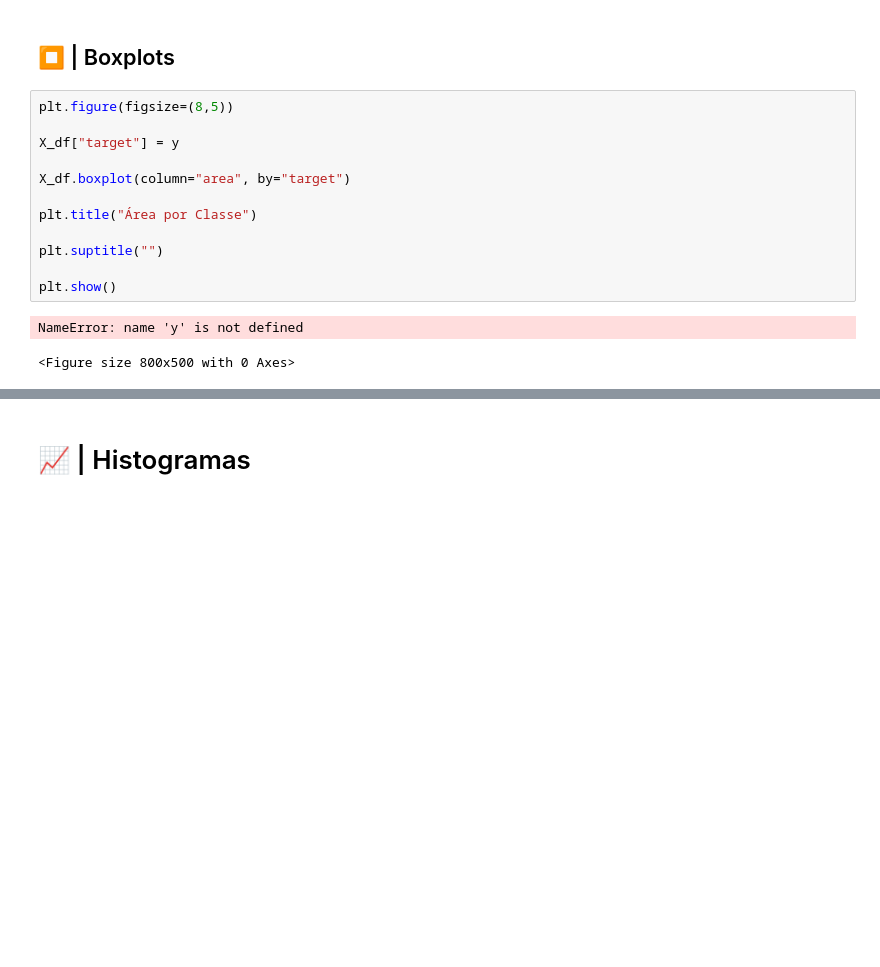
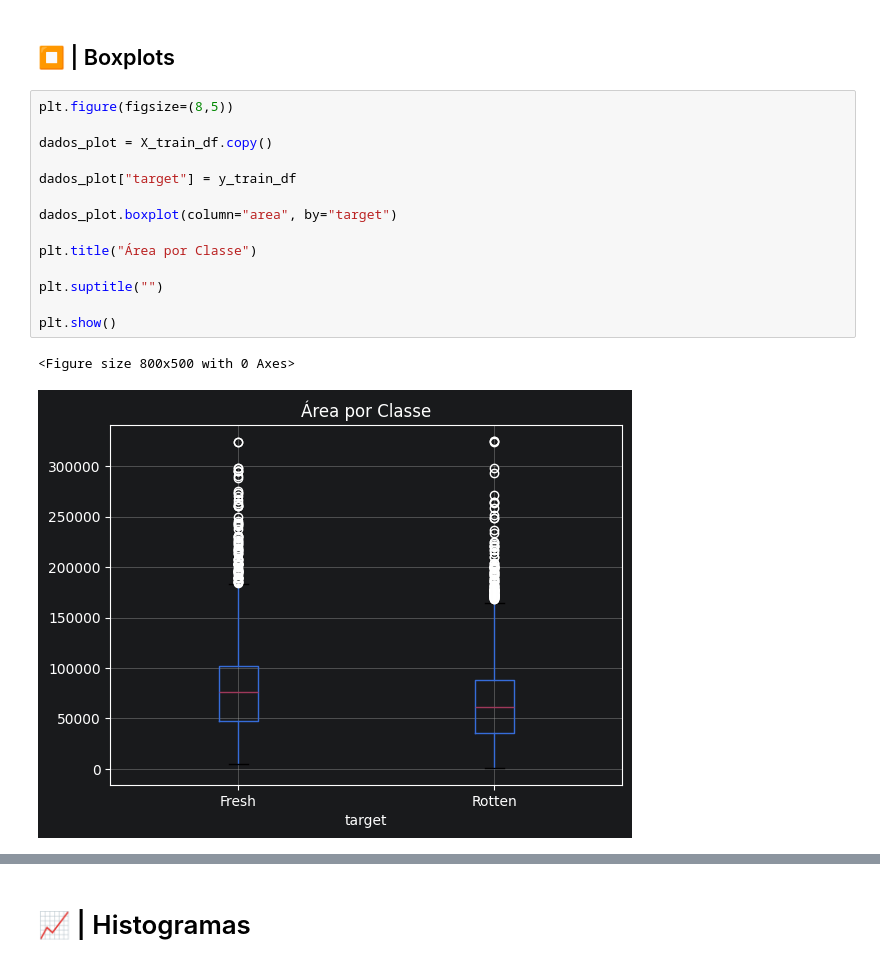
Before and after one commit to LuizLeineker/FruitClassification, a Jupyter notebook: notebooks/02_features.ipynb, the cells around one changed output, grey strips where cells are left out. Drawn from its saved outputs; the diff is of its cells as text; blank space fills up the shorter version.

```diff
--- a/notebooks/02_features.ipynb
+++ b/notebooks/02_features.ipynb
@@ -284,18 +493,20 @@ print("CSV SALVO NA RAIZ DO PROJETO!")
 # %%
 plt.figure(figsize=(8,5))
 
-X_df["target"] = y
+dados_plot = X_train_df.copy()
 
-X_df.boxplot(column="area", by="target")
+dados_plot["target"] = y_train_df
+
+dados_plot.boxplot(column="area", by="target")
 
 plt.title("Área por Classe")
 
 plt.suptitle("")
 
 plt.show()
 # %% [output]
-NameError: name 'y' is not defined
+<Figure size 800x500 with 0 Axes>
-<Figure size 800x500 with 0 Axes>
+[figure, added]
 # %%
 plt.figure(figsize=(8,5))
 
```
Also changed, not shown: parts of 31 cells of this notebook, 30 other files.
